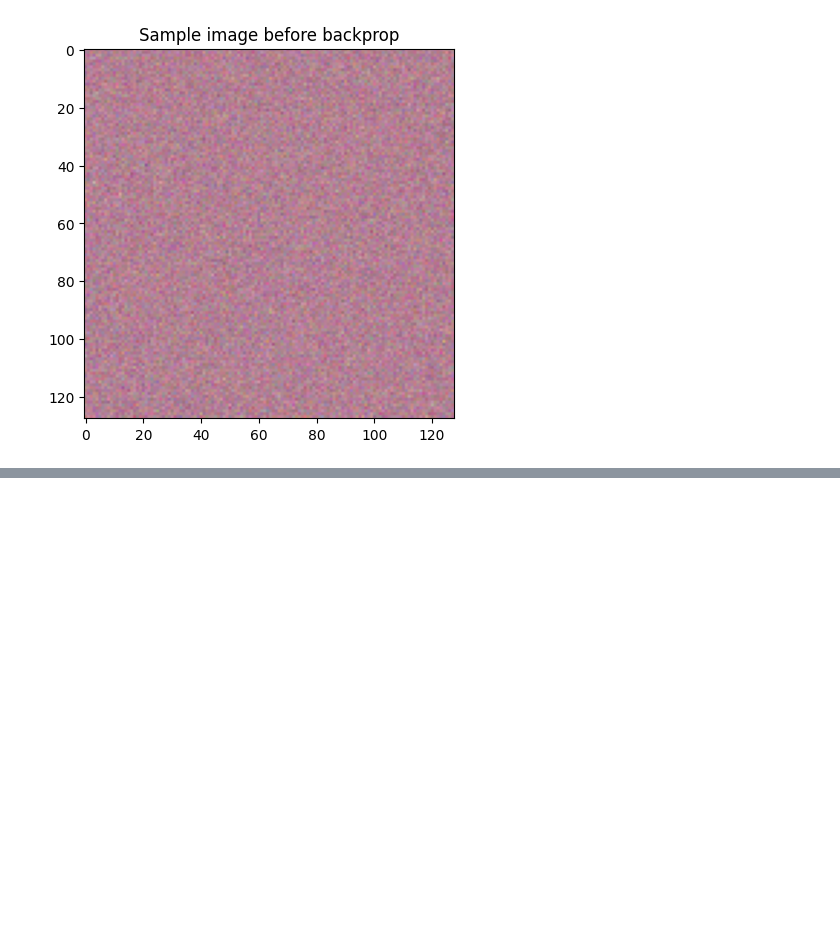
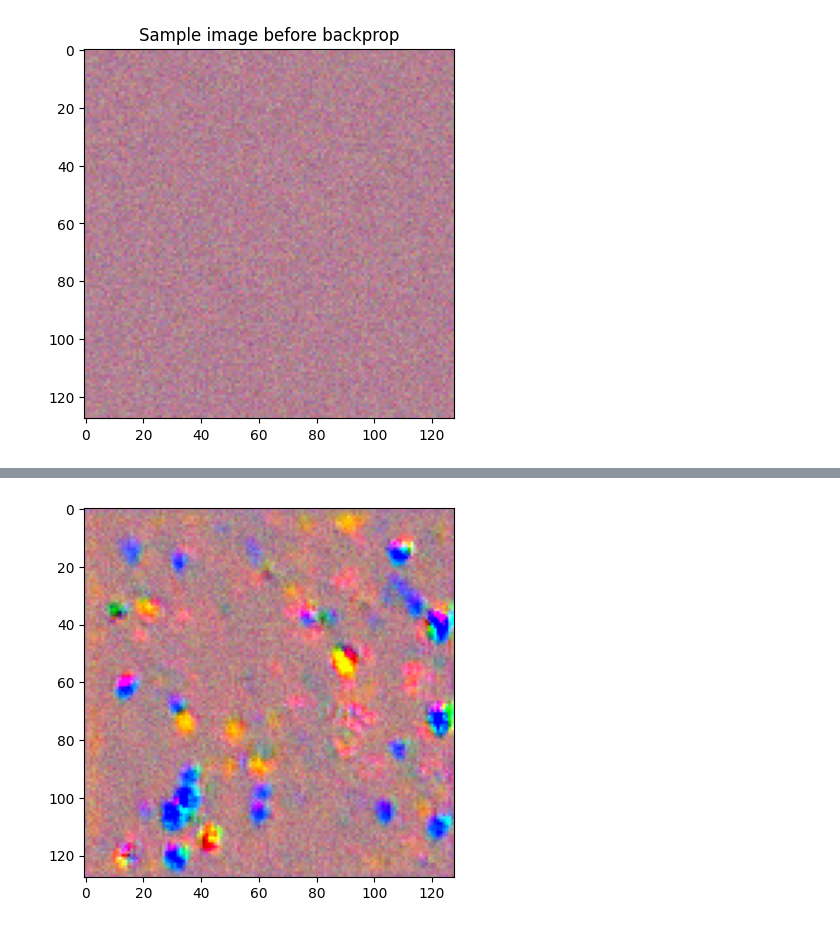
Before and after one commit to artemgalyan/training-data-retrieval, a Jupyter notebook: experiments/3-zero-grad.ipynb, the cells around one changed output, grey strips where cells are left out. Drawn from its saved outputs; the diff is of its cells as text; code cells hidden in the pictures; blank space fills up the shorter version.

```diff
--- a/experiments/3-zero-grad.ipynb
+++ b/experiments/3-zero-grad.ipynb
@@ -58 +107,6 @@ for i in bar:
 KeyboardInterrupt:
+# %%
+plt.imshow(sample_images.detach()[0].permute(1, 2, 0))
+plt.show()
+# %% [output]
+[figure, added]
```
Also changed, not shown: parts of 4 cells of this notebook, 2 other files.
